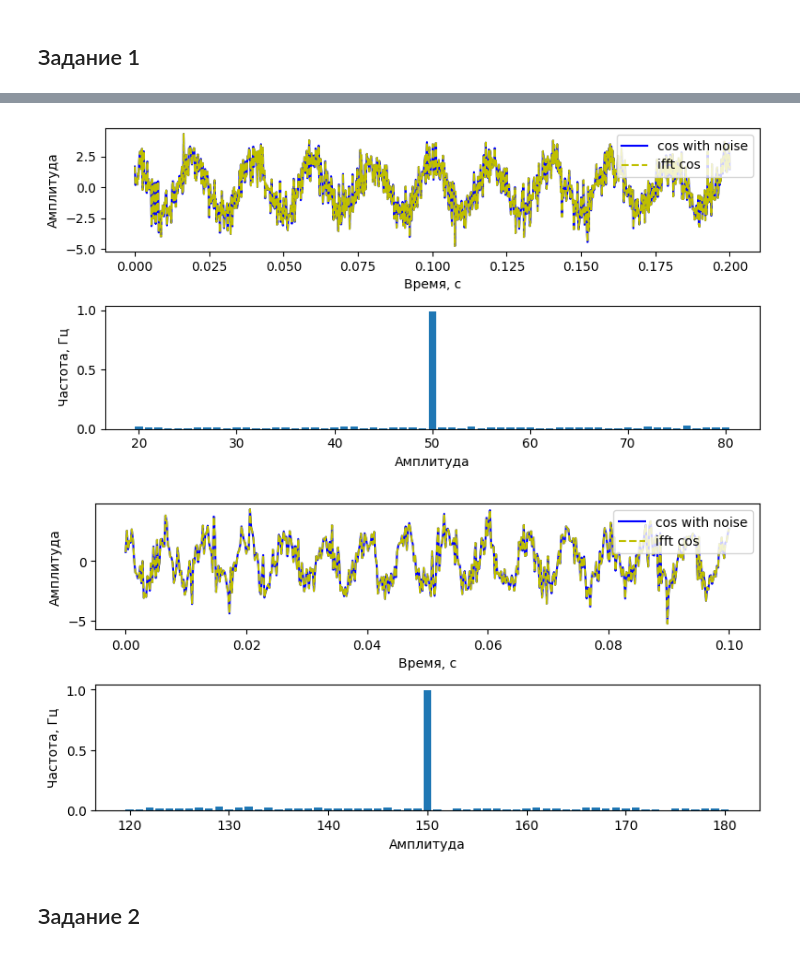
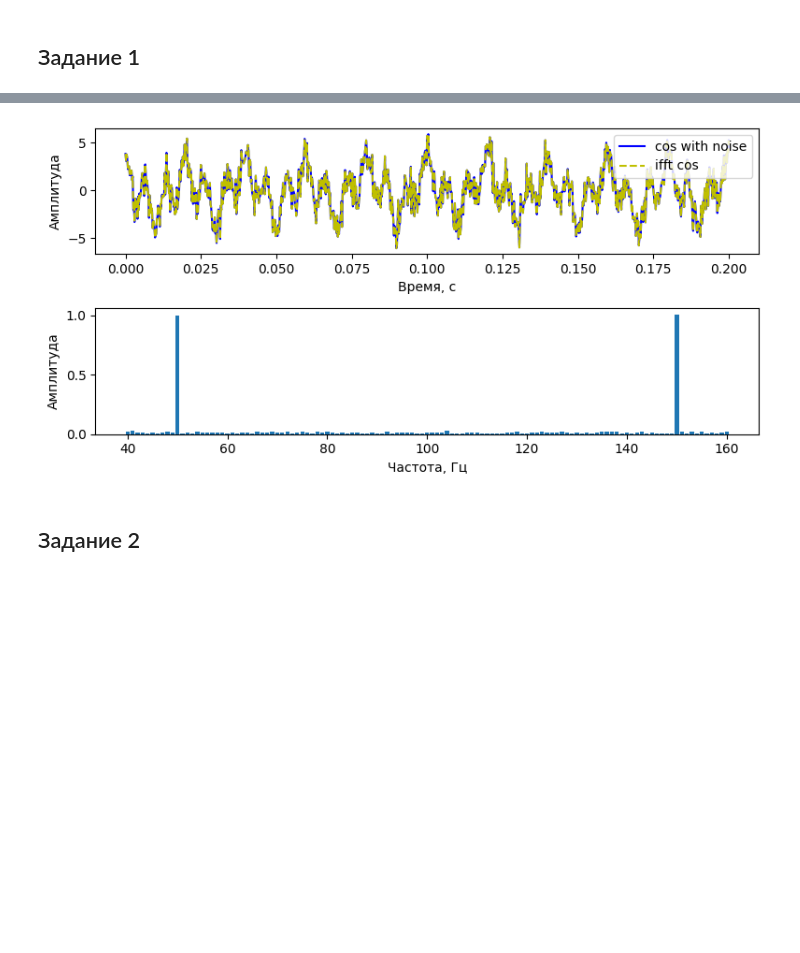
Before and after one commit to HerrPhoton/Digital-signal-processing, a Jupyter notebook: Lab2.ipynb, the cells around one changed output, grey strips where cells are left out. Drawn from its saved outputs; the diff is of its cells as text; code cells hidden in the pictures; blank space fills up the shorter version.

```diff
--- a/Lab2.ipynb
+++ b/Lab2.ipynb
@@ -12,9 +12,9 @@ def cyclic_freq(T: float):
 def period(f: float):
     return 1 / f
 # %%
-def apply_fft(func, y: np.ndarray):
+def apply_fft(func, dt: float, y: np.ndarray):
 
-    xfft = np.arange(len(y))
+    xfft = np.fft.fftfreq(y.size) / dt
     yfft = func(y)
 
     return xfft, yfft
@@ -147,6 +136,5 @@ plot_signal(x = x1, y0 = y1, y1 = yifft1, xf = xfft1, yf0 = yfft1, t = (0, 0.1),
 # %%
-x0, y0 = func_x(cos_func, A, period(f1), (0, 1), SAMPLE_RATE)
-x1, y1 = func_x(cos_func, A, period(f2), (0, 1), SAMPLE_RATE)
+x, y0 = func_x(cos_func, A, period(f1), (0, 1), SAMPLE_RATE)
+_, y1 = func_x(cos_func, A, period(f2), (0, 1), SAMPLE_RATE)
 
-y0 += np.random.normal(0, 1, len(y0))
-y1 += np.random.normal(0, 1, len(y1))
+y = y0 + y1 + np.random.normal(0, 1, len(y0))
@@ -159,12 +141,11 @@ yifft1 = ifft(yfft1).real
+# %%
+xfft, yfft = apply_fft(fft, x[1] - x[0], y)
+yifft = ifft(yfft).real
 # %%
-plot_signal(x = x0, y0 = y0, y1 = yifft0, xf = xfft0, yf0 = yfft0, t = (0, 0.2), \
-            f = (20, 80), legend_y0 = 'cos with noise', legend_y1 = 'ifft cos')
-
-plot_signal(x = x1, y0 = y1, y1 = yifft1, xf = xfft1, yf0 = yfft1, t = (0, 0.1), \
-            f = (120, 180), legend_y0 = 'cos with noise', legend_y1 = 'ifft cos')
+plot_signal(x = x, y0 = y, y1 = yifft, xf = xfft, yf0 = yfft, t = (0, 0.2), \
+            f = (40, 160), legend_y0 = 'cos with noise', legend_y1 = 'ifft cos')
 # %% [output]
-[figure, old version]
+[figure, new version]
-[figure, removed]
 # %% [markdown]
 ## Задание 2
 # %%
```
Also changed, not shown: parts of 18 cells of this notebook.
